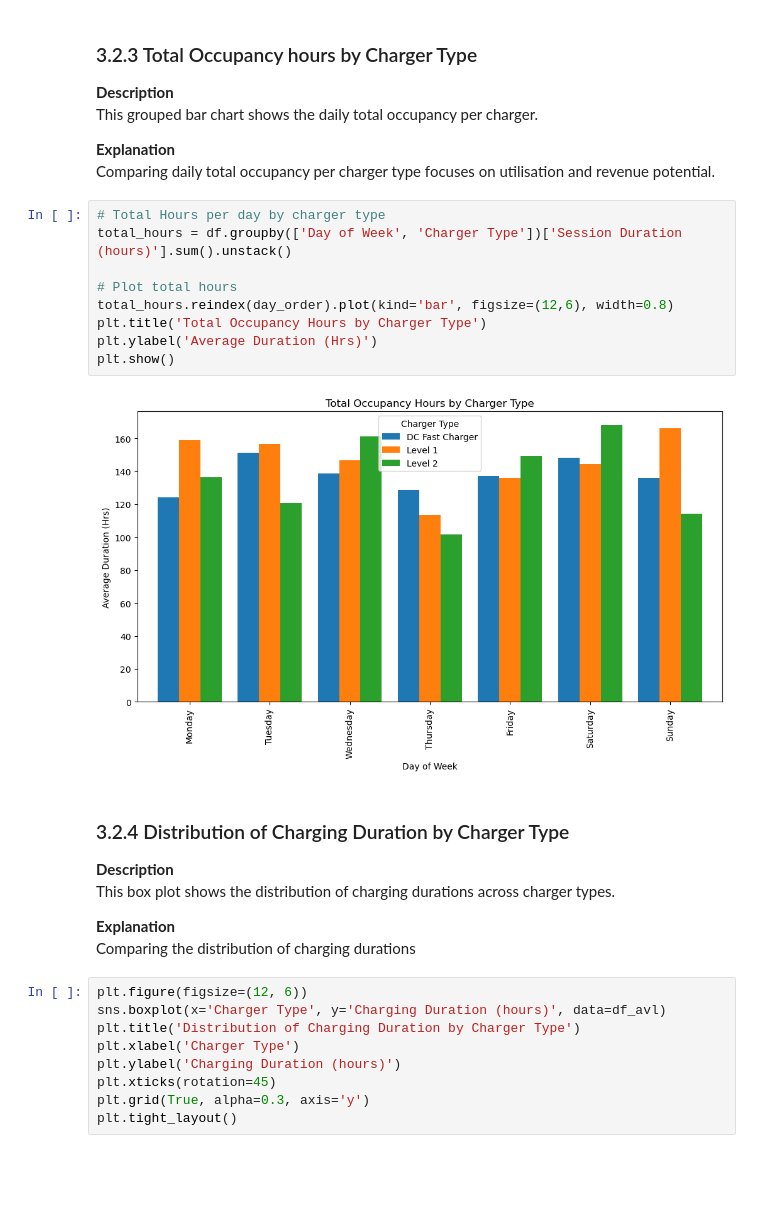
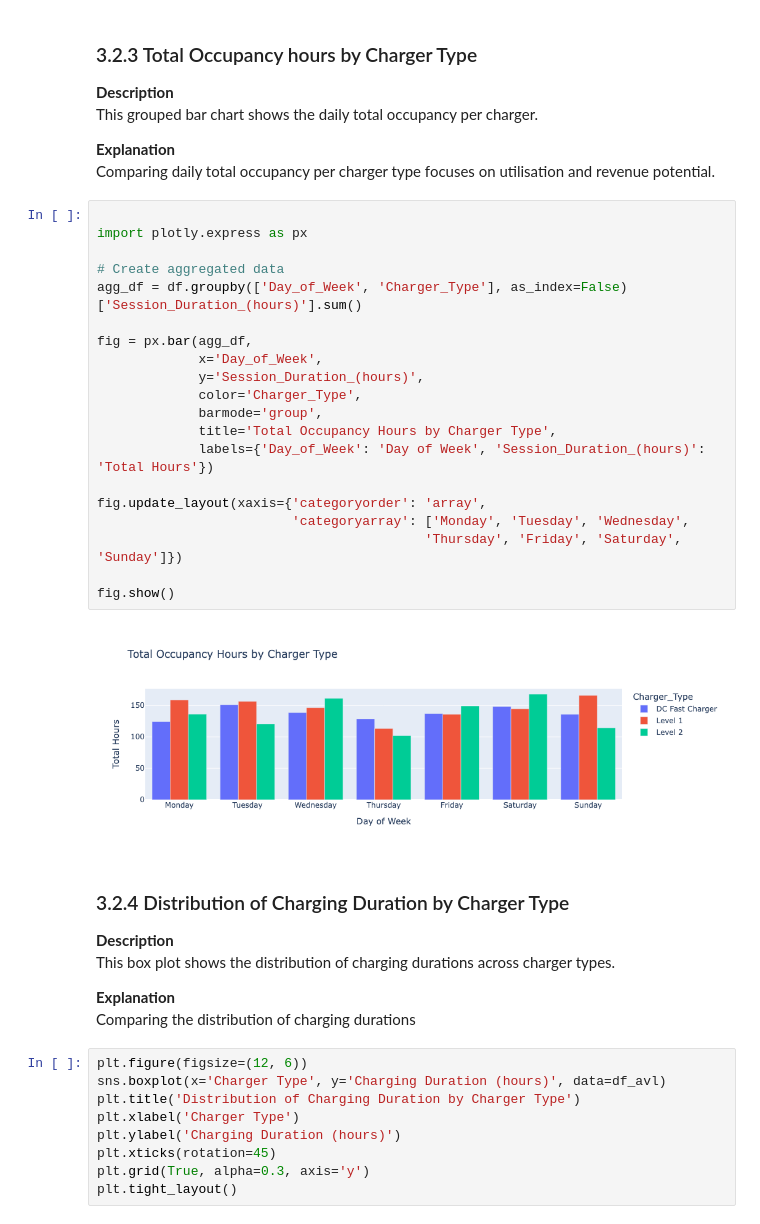
Before and after one commit to M-3rlin/GlobalEVChargingStationsAnalysis, a Jupyter notebook: Stream3_Availability.ipynb, the cells around one changed output. Drawn from its saved outputs; the diff is of its cells as text; blank space fills up the shorter version.

```diff
--- a/Stream3_Availability.ipynb
+++ b/Stream3_Availability.ipynb
@@ -148,24 +154,35 @@ This grouped bar chart shows the daily total occupancy per charger.
 
 **Explanation**
 Comparing daily total occupancy per charger type focuses on utilisation and revenue potential.
-# %%
-# Total Hours per day by charger type
-total_hours = df.groupby(['Day of Week', 'Charger Type'])['Session Duration (hours)'].sum().unstack()
-
-# Plot total hours
-total_hours.reindex(day_order).plot(kind='bar', figsize=(12,6), width=0.8)
-plt.title('Total Occupancy Hours by Charger Type')
-plt.ylabel('Average Duration (Hrs)')
-plt.show()
-# %% [output]
-[figure, removed]
-# %% [markdown]
-### 3.2.4 Distribution of Charging Duration by Charger Type
-**Description**
-This box plot shows the distribution of charging durations across charger types.
-
-**Explanation**
-Comparing the distribution of charging durations
+# %%
+
+import plotly.express as px
+
+# Create aggregated data
+agg_df = df.groupby(['Day_of_Week', 'Charger_Type'], as_index=False)['Session_Duration_(hours)'].sum()
+
+fig = px.bar(agg_df,
+             x='Day_of_Week',
+             y='Session_Duration_(hours)',
+             color='Charger_Type',
+             barmode='group',
+             title='Total Occupancy Hours by Charger Type',
+             labels={'Day_of_Week': 'Day of Week', 'Session_Duration_(hours)': 'Total Hours'})
+
+fig.update_layout(xaxis={'categoryorder': 'array',
+                         'categoryarray': ['Monday', 'Tuesday', 'Wednesday',
+                                          'Thursday', 'Friday', 'Saturday', 'Sunday']})
+
+fig.show()
+# %% [output]
+[figure, added]
+# %% [markdown]
+### 3.2.4 Distribution of Charging Duration by Charger Type
+**Description**
+This box plot shows the distribution of charging durations across charger types.
+
+**Explanation**
+Comparing the distribution of charging durations
 # %%
 plt.figure(figsize=(12, 6))
 sns.boxplot(x='Charger Type', y='Charging Duration (hours)', data=df_avl)
```
Also changed, not shown: parts of 13 cells of this notebook.
